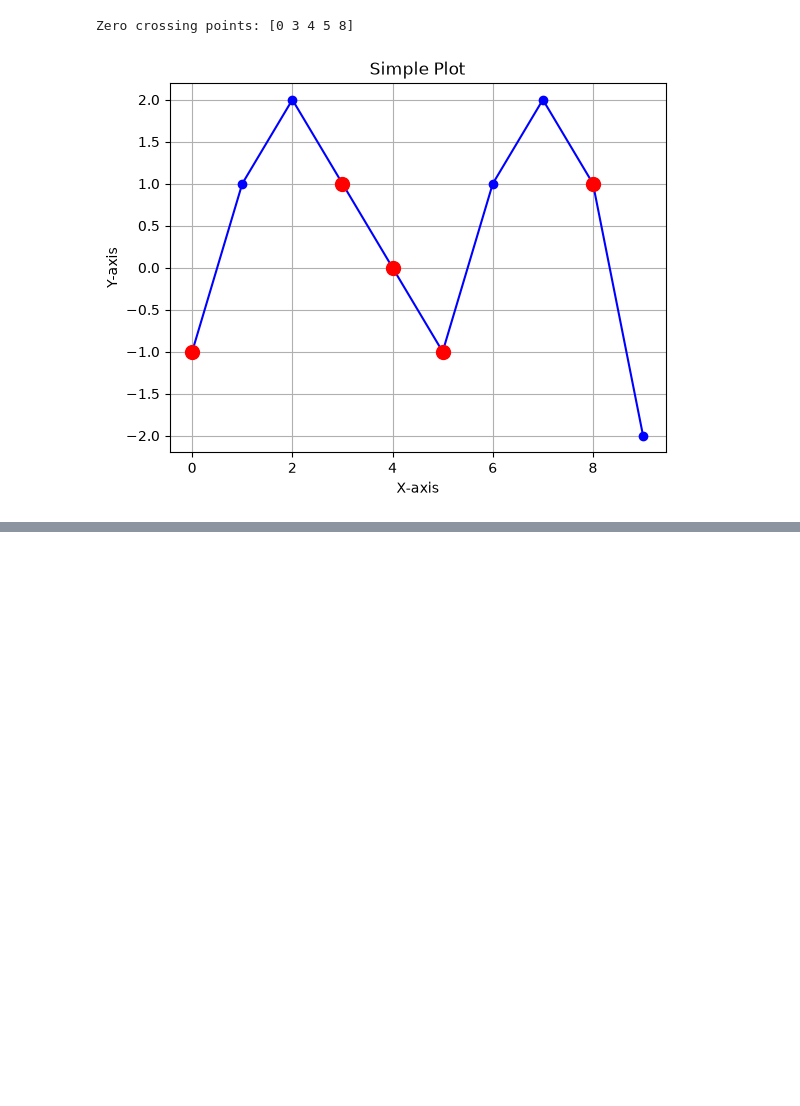
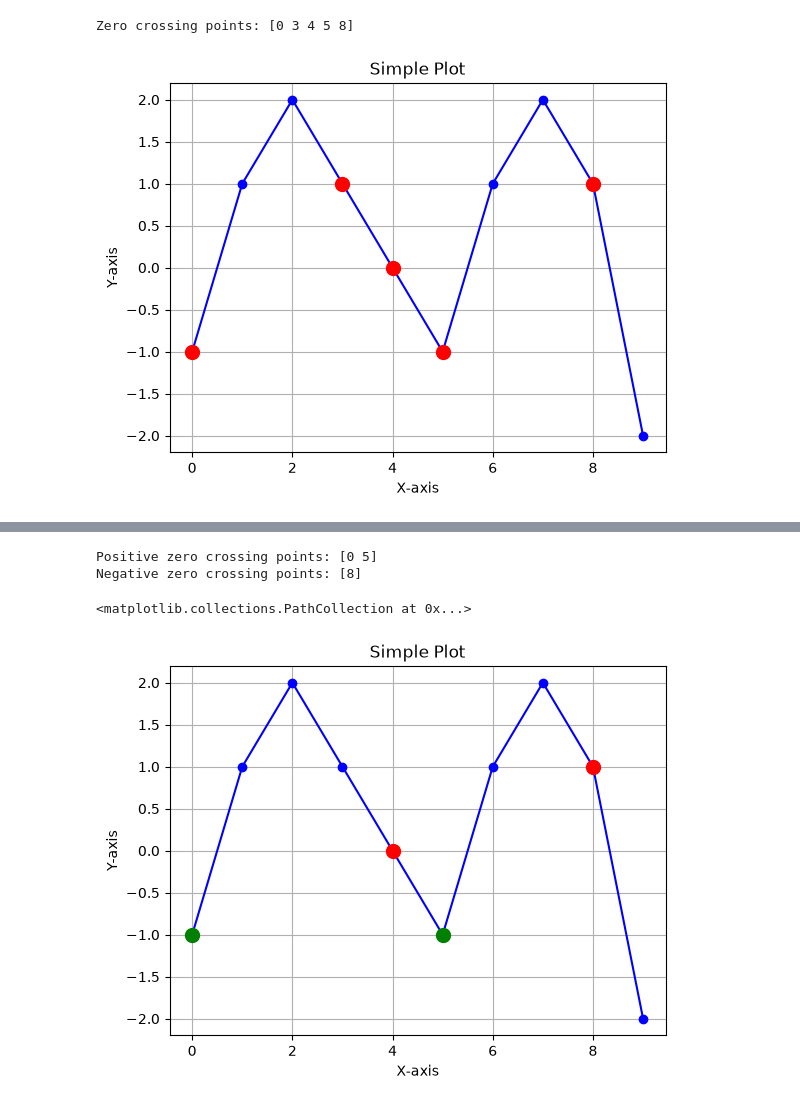
Before and after one commit to AlixPoy/REHAB-python-series03, a Jupyter notebook: main.ipynb, the cells around one changed output, grey strips where cells are left out. Cells and saved outputs as stored; diff of their text form; code cells hidden in the pictures; blank space fills up the shorter version.

```diff
--- a/main.ipynb
+++ b/main.ipynb
@@ -24,0 +72,37 @@ Zero crossing points: [0 3 4 5 8]
+# %%
+signal_sign = np.sign(y)
+change_of_sign = np.diff(signal_sign)
+
+index_exact_zero = np.where(y == 0)[0]
+
+
+
+# find the positive and negative zero crossing points
+index_positive_zero_crossings = np.where(change_of_sign == 2)[0]
+index_positive_exact_zero = index_exact_zero[change_of_sign[index_exact_zero] > 0]
+
+
+index_negative_zero_crossings = np.where(change_of_sign == -2)[0]
+index_negative_exact_zero = index_exact_zero[change_of_sign[index_exact_zero] < 0]
+
+#combine the positive zero crossing points and the positive exact zero points
+green_point = np.concatenate((index_positive_zero_crossings, index_positive_exact_zero))
+red_point = np.concatenate((index_negative_zero_crossings, index_negative_exact_zero))
+
+
+print("Positive zero crossing points:", index_positive_zero_crossings)
+print("Negative zero crossing points:", index_negative_zero_crossings)
+x = np.array([0, 1, 2, 3, 4, 5, 6, 7, 8, 9])
+y = np.array([-1, 1, 2, 1, 0, -1, 1, 2, 1, -2])
+plt.plot(x, y, marker='o', linestyle='-', color='b')
+plt.xlabel('X-axis')
+plt.ylabel('Y-axis')
+plt.title('Simple Plot')
+plt.grid()
+plt.scatter(x[green_point], y[green_point], color='green', label='Positive Zero Crossing Points', s=100, zorder=5,)
+plt.scatter(x[red_point], y[red_point], color='red', label='Negative Zero Crossing Points', s=100, zorder=5,)
+# %% [output]
+Positive zero crossing points: [0 5]
+Negative zero crossing points: [8]
+<matplotlib.collections.PathCollection at 0x...>
+[figure, added]
```
Also changed, not shown: parts of 2 cells of this notebook.
